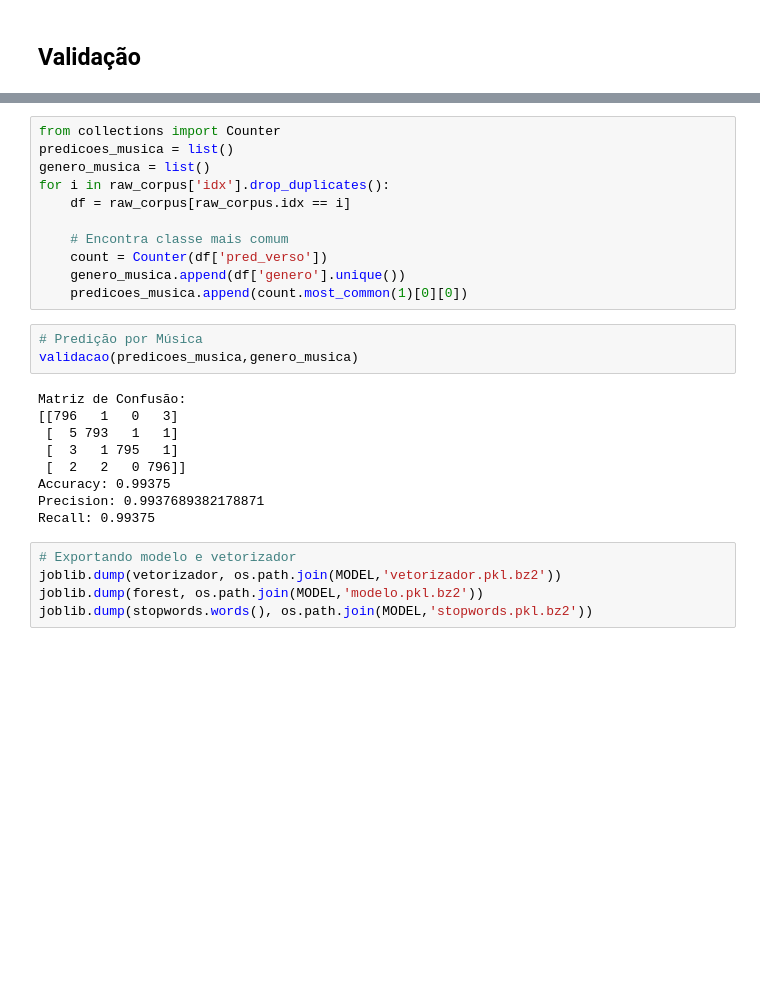
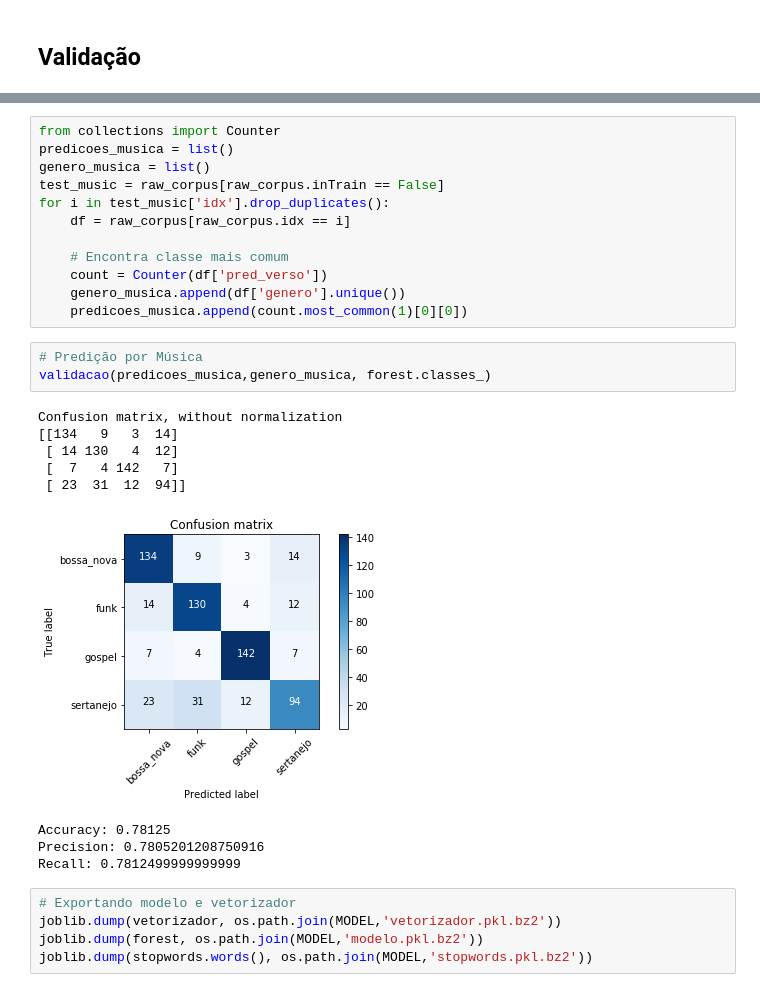
Before and after one commit to datasorcery/genre_classification, a Jupyter notebook: model/genre model.ipynb, the cells around one changed output, grey strips where cells are left out. Cells and saved outputs as stored; diff of their text form; blank space fills up the shorter version.

```diff
--- a/model/genre model.ipynb
+++ b/model/genre model.ipynb
@@ -215,7 +275,8 @@ raw_corpus['pred_verso'] = forest.predict(vetorizador.transform(raw_corpus['vers
 from collections import Counter
 predicoes_musica = list()
 genero_musica = list()
-for i in raw_corpus['idx'].drop_duplicates():
+test_music = raw_corpus[raw_corpus.inTrain == False]
+for i in test_music['idx'].drop_duplicates():
     df = raw_corpus[raw_corpus.idx == i]
 
     # Encontra classe mais comum
@@ -224,16 +285,17 @@ for i in raw_corpus['idx'].drop_duplicates():
     predicoes_musica.append(count.most_common(1)[0][0])
 # %%
 # Predição por Música
-validacao(predicoes_musica,genero_musica)
+validacao(predicoes_musica,genero_musica, forest.classes_)
 # %% [output]
-Matriz de Confusão:
-[[796   1   0   3]
- [  5 793   1   1]
- [  3   1 795   1]
- [  2   2   0 796]]
-Accuracy: 0.99375
-Precision: 0.9937689382178871
-Recall: 0.99375
+Confusion matrix, without normalization
+[[134   9   3  14]
+ [ 14 130   4  12]
+ [  7   4 142   7]
+ [ 23  31  12  94]]
+[figure, added]
+Accuracy: 0.78125
+Precision: 0.7805201208750916
+Recall: 0.7812499999999999
 # %%
 # Exportando modelo e vetorizador
 joblib.dump(vetorizador, os.path.join(MODEL,'vetorizador.pkl.bz2'))
```
Also changed, not shown: parts of 11 cells of this notebook, 1 other file.
